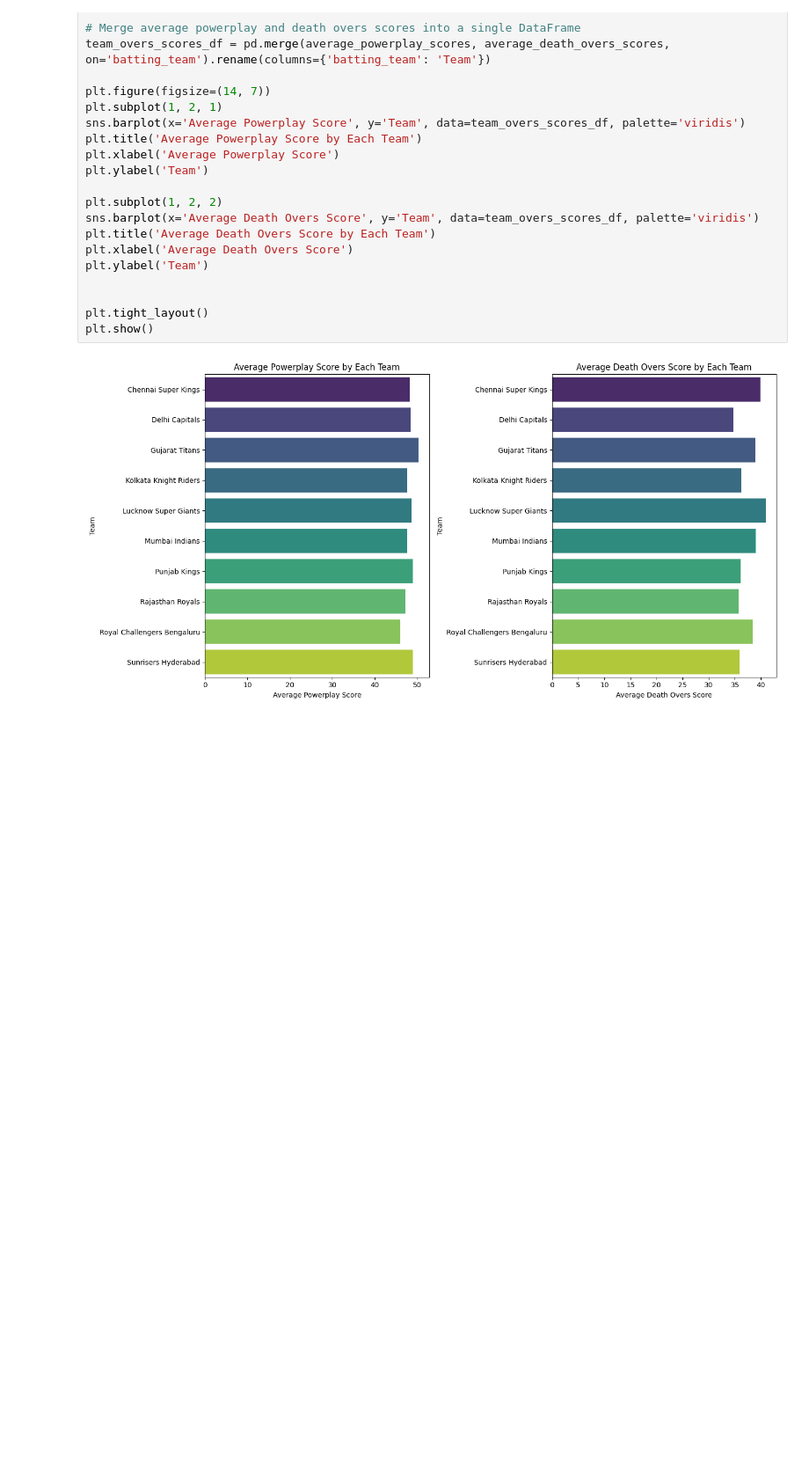
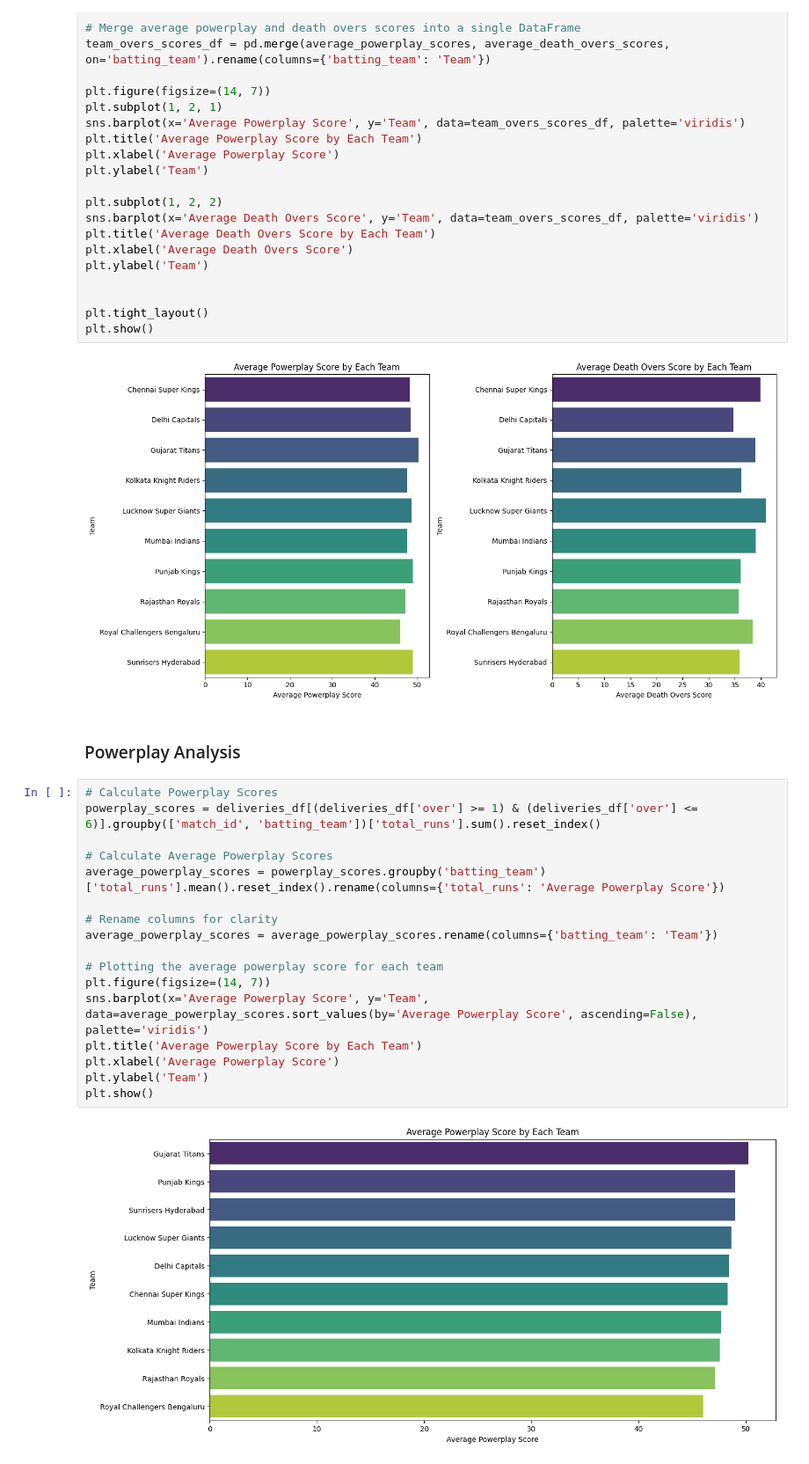
Before and after one commit to Vaibhavv1703/BrainDead-2k25, a Jupyter notebook: PS1/1.ipynb, the cells around one changed output. Shown at 88% size. Drawn from its saved outputs; the diff is of its cells as text; blank space fills up the shorter version.

```diff
--- a/PS1/1.ipynb
+++ b/PS1/1.ipynb
@@ -385,3 +400,24 @@ plt.tight_layout()
 plt.show()
 # %% [output]
 [figure]
+# %% [markdown]
+### Powerplay Analysis
+# %%
+# Calculate Powerplay Scores
+powerplay_scores = deliveries_df[(deliveries_df['over'] >= 1) & (deliveries_df['over'] <= 6)].groupby(['match_id', 'batting_team'])['total_runs'].sum().reset_index()
+
+# Calculate Average Powerplay Scores
+average_powerplay_scores = powerplay_scores.groupby('batting_team')['total_runs'].mean().reset_index().rename(columns={'total_runs': 'Average Powerplay Score'})
+
+# Rename columns for clarity
+average_powerplay_scores = average_powerplay_scores.rename(columns={'batting_team': 'Team'})
+
+# Plotting the average powerplay score for each team
+plt.figure(figsize=(14, 7))
+sns.barplot(x='Average Powerplay Score', y='Team', data=average_powerplay_scores.sort_values(by='Average Powerplay Score', ascending=False), palette='viridis')
+plt.title('Average Powerplay Score by Each Team')
+plt.xlabel('Average Powerplay Score')
+plt.ylabel('Team')
+plt.show()
+# %% [output]
+[figure, added]
```
Also changed, not shown: parts of 47 cells of this notebook.
